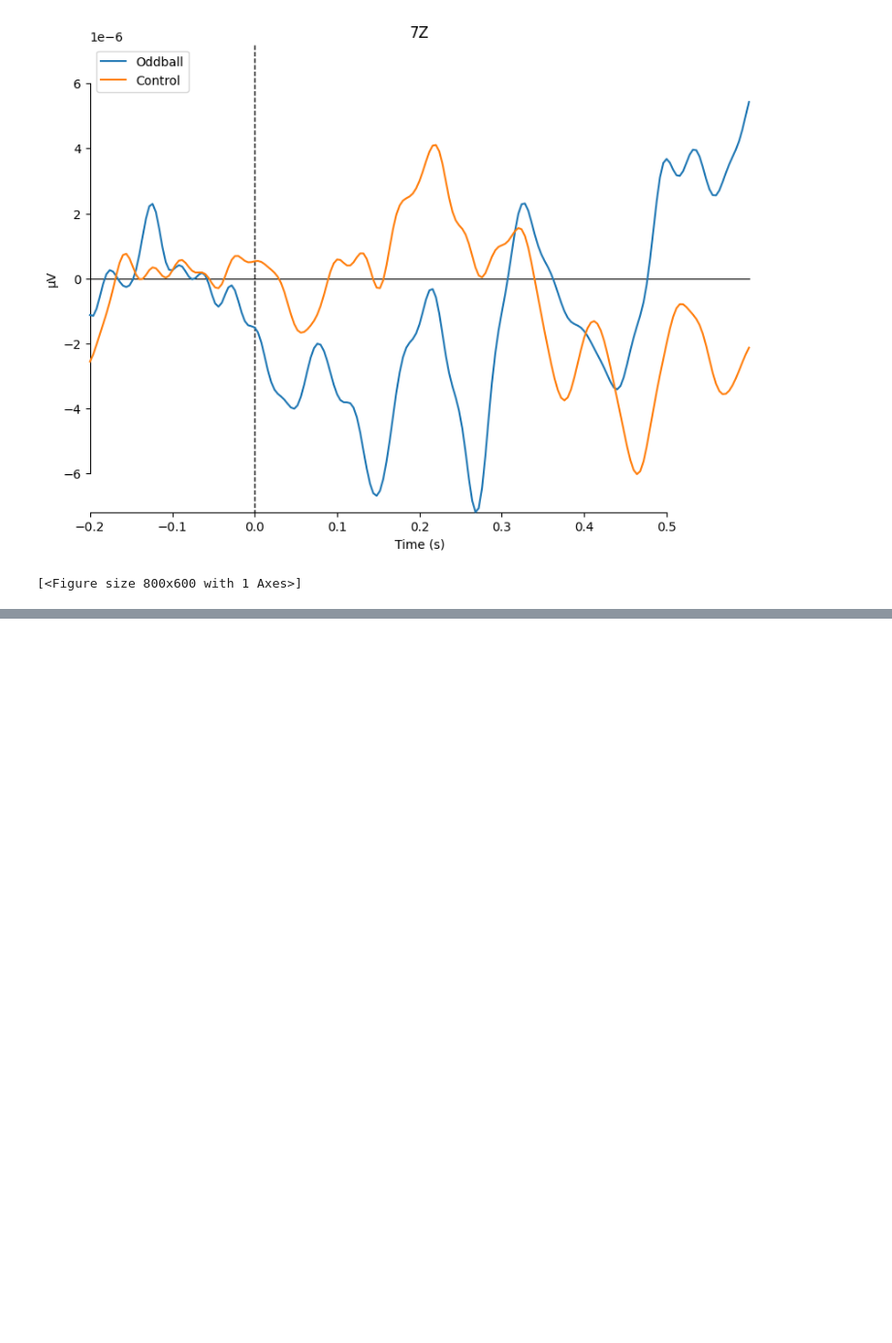
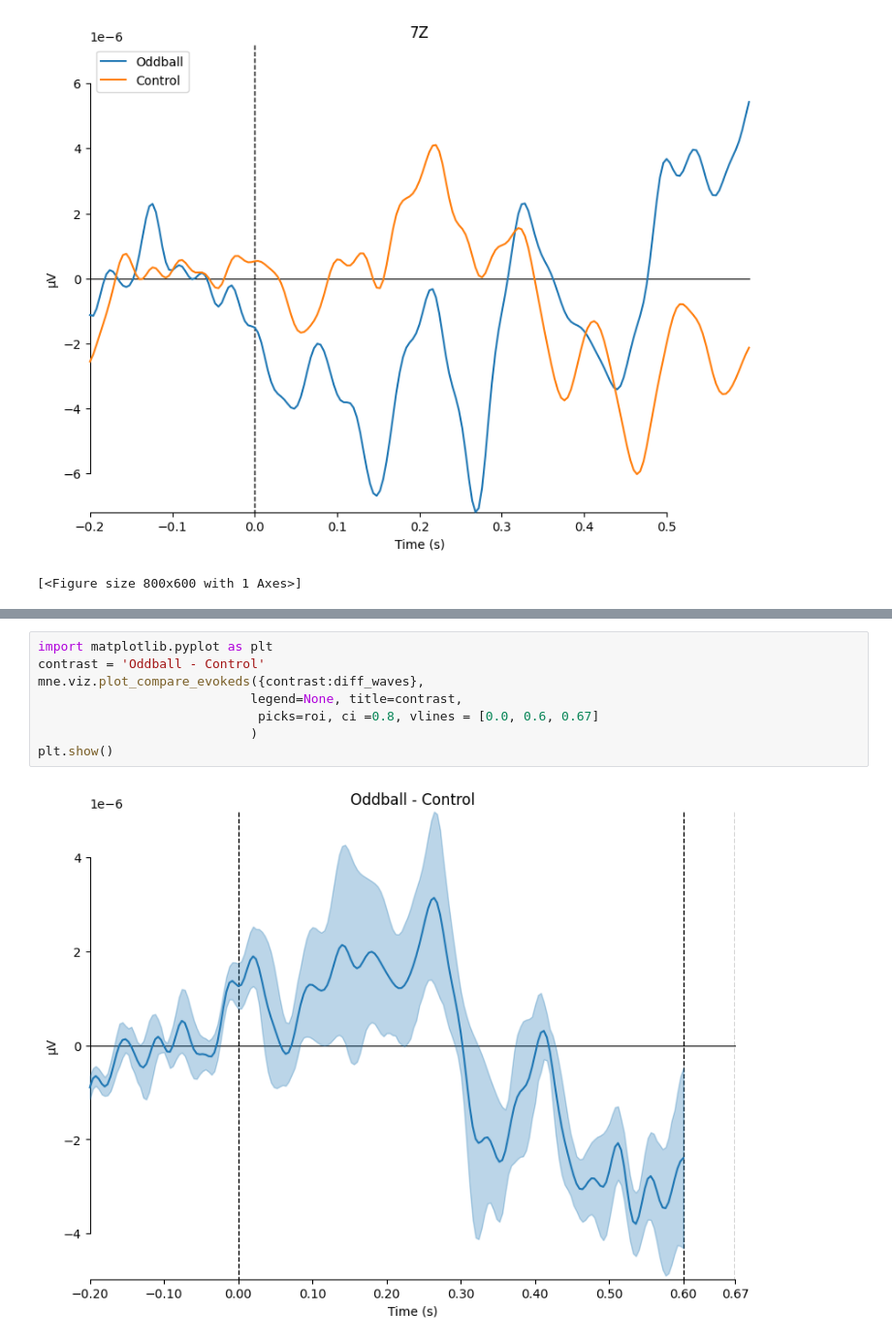
Before and after one commit to ovi-lab/EEG-oddball-task, a Jupyter notebook: src/main.ipynb, the cells around one changed output, grey strips where cells are left out. Shown at 97% size. Saved outputs shown, nothing was run; the diff lists cells and outputs as text; blank space fills up the shorter version.

```diff
--- a/src/main.ipynb
+++ b/src/main.ipynb
@@ -118,0 +162,10 @@ mne.viz.plot_compare_evokeds(evokeds, picks=['7Z'])
+# %%
+import matplotlib.pyplot as plt
+contrast = 'Oddball - Control'
+mne.viz.plot_compare_evokeds({contrast:diff_waves},
+                            legend=None, title=contrast,
+                             picks=roi, ci =0.8, vlines = [0.0, 0.6, 0.67]
+                            )
+plt.show()
+# %% [output]
+[figure, added]
```
Also changed, not shown: parts of 3 cells of this notebook, 12 other files.
